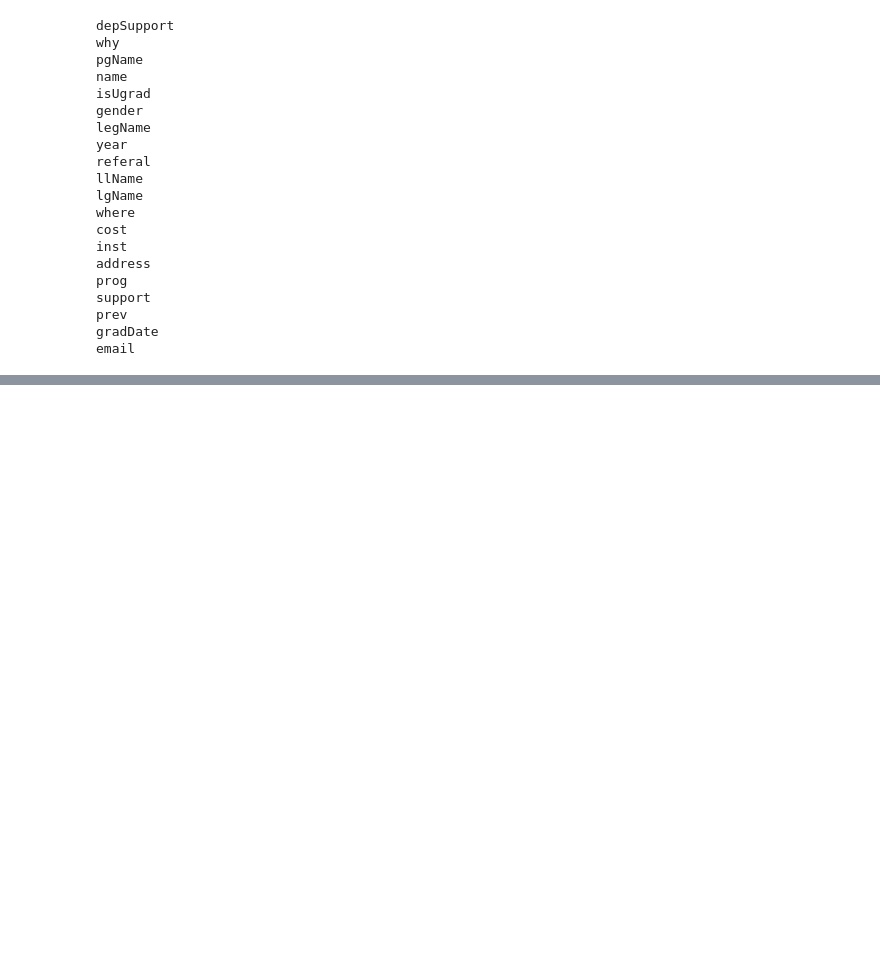
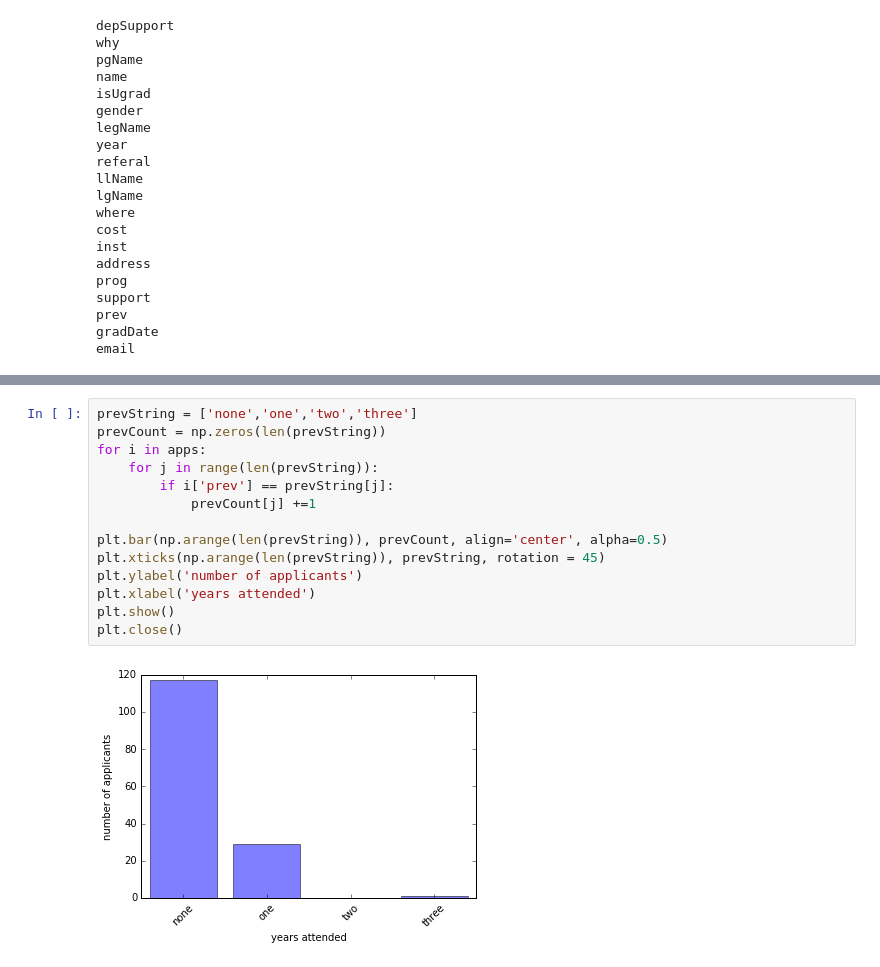
Before and after one commit to jaspergrond/applications, a Jupyter notebook: Test.ipynb, the cells around one changed output, grey strips where cells are left out. Drawn from its saved outputs; the diff is of its cells as text; blank space fills up the shorter version.

```diff
--- a/Test.ipynb
+++ b/Test.ipynb
@@ -57,0 +93,16 @@ email
+# %%
+prevString = ['none','one','two','three']
+prevCount = np.zeros(len(prevString))
+for i in apps:
+    for j in range(len(prevString)):
+        if i['prev'] == prevString[j]:
+            prevCount[j] +=1
+
+plt.bar(np.arange(len(prevString)), prevCount, align='center', alpha=0.5)
+plt.xticks(np.arange(len(prevString)), prevString, rotation = 45)
+plt.ylabel('number of applicants')
+plt.xlabel('years attended')
+plt.show()
+plt.close()
+# %% [output]
+[figure, added]
```
Also changed, not shown: parts of 7 cells of this notebook.
